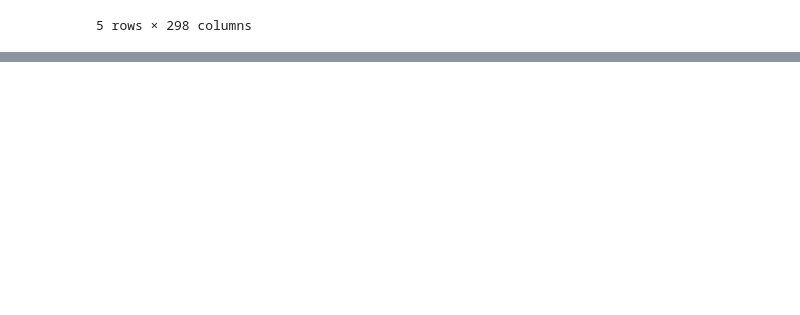
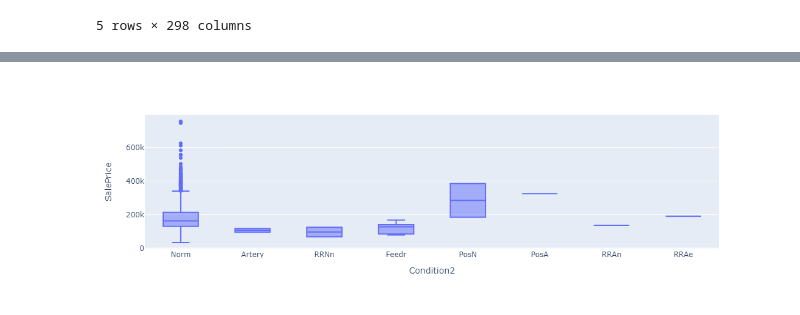
Before and after one commit to chloea31/machine_learning, a Jupyter notebook: notebooks/house_prices.ipynb, the cells around one changed output, grey strips where cells are left out. Cells and saved outputs as stored; diff of their text form; code cells hidden in the pictures; blank space fills up the shorter version.

```diff
--- a/notebooks/house_prices.ipynb
+++ b/notebooks/house_prices.ipynb
@@ -420,0 +484,10 @@ X_enc.shape
+# %%
+# Putting values in column with categorical variables with no wignificant effect into one single column ("other" for example)
+
+train["Condition2"].unique()
+train["Condition2"].value_counts()
+
+fig = px.box(train, x = "Condition2", y = "SalePrice")
+fig.show()
+# %% [output]
+[figure, added]
```
Also changed, not shown: parts of 6 cells of this notebook.
